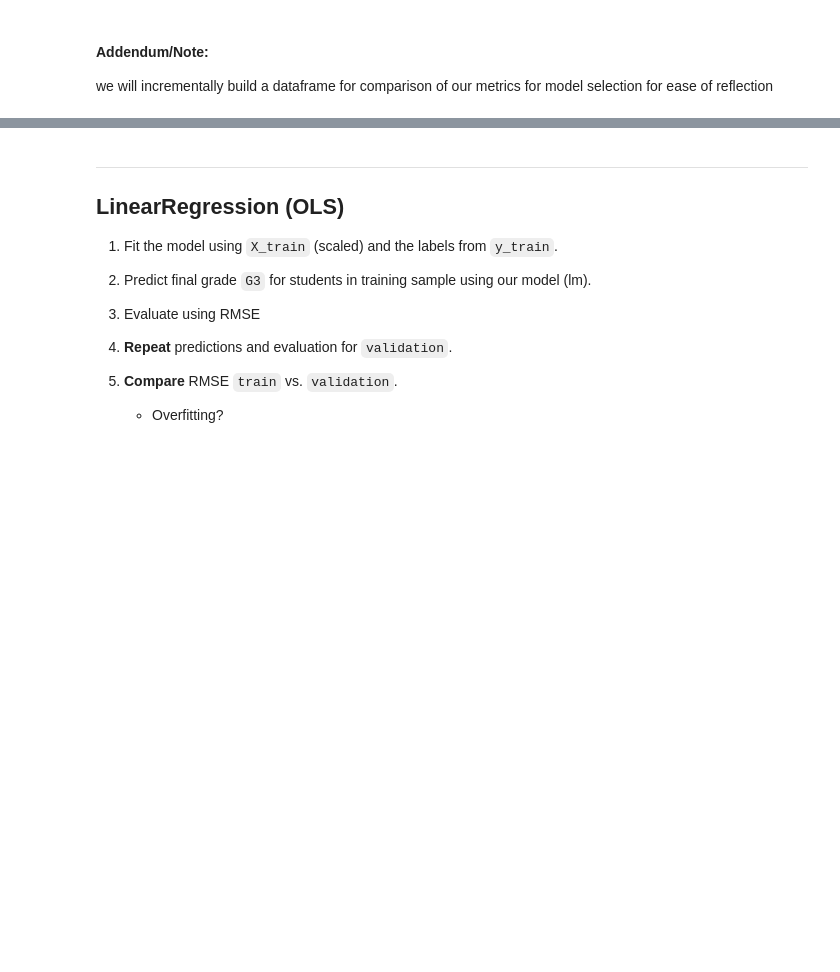
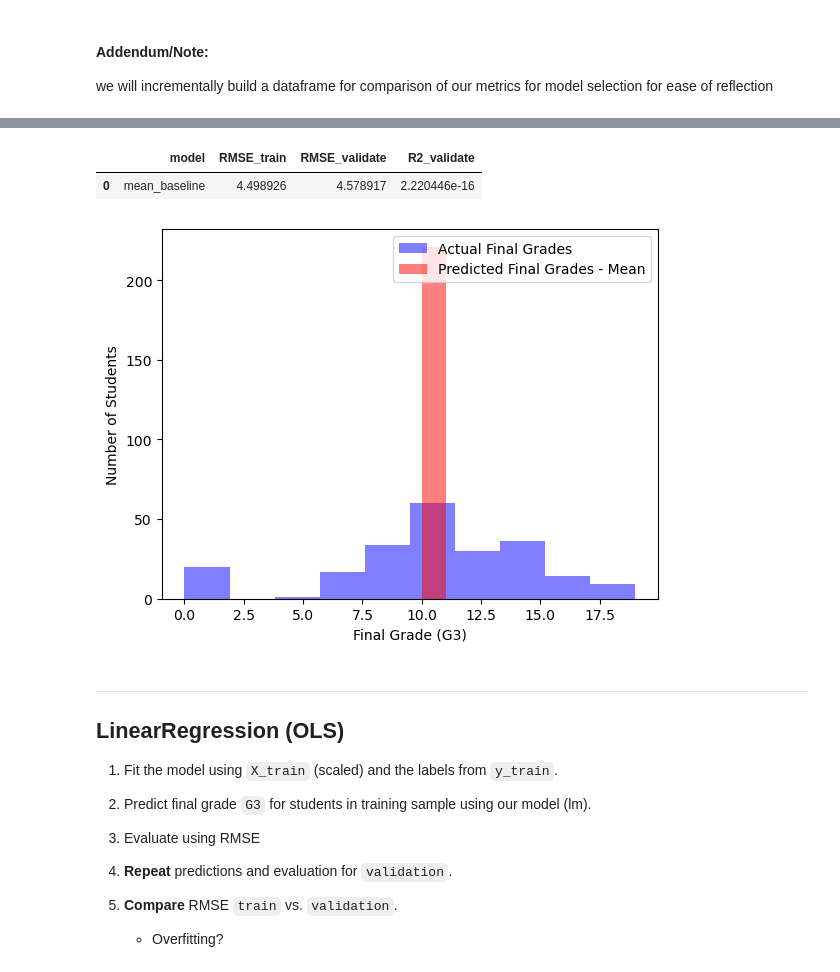
Before and after one commit to CodeupClassroom/quintela-regression-exercises, a Jupyter notebook: modeling_lesson.ipynb, the cells around one changed output, grey strips where cells are left out. Drawn from its saved outputs; the diff is of its cells as text; code cells hidden in the pictures; blank space fills up the shorter version.

Commit message:
half of modeling lesson

```diff
--- a/modeling_lesson.ipynb
+++ b/modeling_lesson.ipynb
@@ -88,17 +181,17 @@ About the initial baseline:
 4. Compute the RMSE comparing actual final grade (G3) to G3_pred_median.
 # %%
 # We need y_train and y_validate to be dataframes to append the new columns with predicted values.
-y_train =
-y_validate =
+y_train = pd.DataFrame(y_train)
+y_validate = pd.DataFrame(y_validate)
 # %%
 # 1. Predict G3_pred_mean
-G3_pred_mean =
-y_train['G3_pred_mean'] =
-y_validate['G3_pred_mean'] =
+G3_pred_mean = y_train.G3.mean()
+y_train['G3_pred_mean'] = G3_pred_mean
+y_validate['G3_pred_mean'] = G3_pred_mean
 # %%
 # 2. compute G3_pred_median
-G3_pred_median =
-y_train['G3_pred_median'] =
-y_validate['G3_pred_median'] =
+G3_pred_median = y_train.G3.median()
+y_train['G3_pred_median'] = G3_pred_median
+y_validate['G3_pred_median'] = G3_pred_median
 # %%
 # 3. RMSE of G3_pred_mean
@@ -129,13 +245,20 @@ y_train.head()
+# %%
+metric_df
+# %% [output]
+|  | model | RMSE_train | RMSE_validate | R2_validate |
+| 0 | mean_baseline | 4.498926 | 4.578917 | 2.220446e-16 |
 # %%
 # plot to visualize actual vs predicted.
 
 plt.hist(y_train.G3, color='blue', alpha=.5, label="Actual Final Grades")
 plt.hist(y_train.G3_pred_mean, bins=1, color='red', alpha=.5,  label="Predicted Final Grades - Mean")
-plt.hist(y_train.G3_pred_median, bins=1, color='orange', alpha=.5, label="Predicted Final Grades - Median")
+#plt.hist(y_train.G3_pred_median, bins=1, color='orange', alpha=.5, label="Predicted Final Grades - Median")
 plt.xlabel("Final Grade (G3)")
 plt.ylabel("Number of Students")
 plt.legend()
 plt.show()
+# %% [output]
+[figure, added]
 # %% [markdown]
 ___
 ## LinearRegression (OLS)
```
Also changed, not shown: parts of 12 cells of this notebook.
